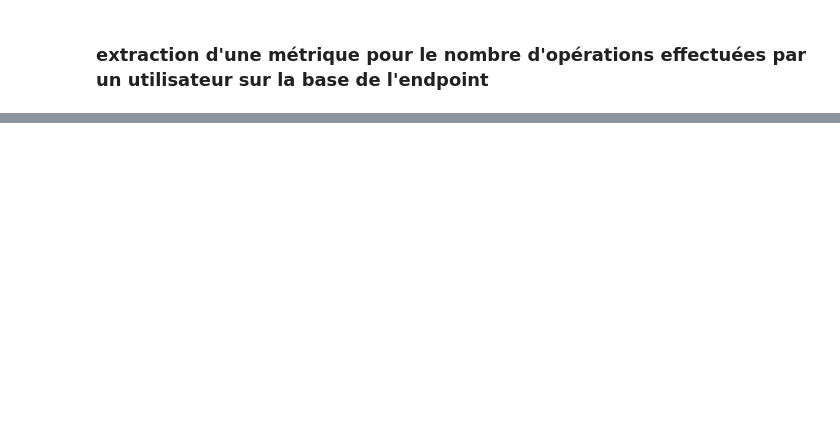
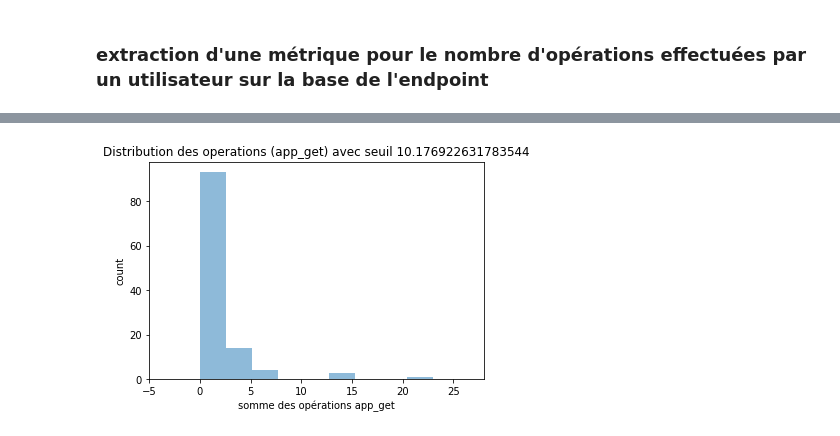
Before and after one commit to pfolaa/dsti-labs, a Jupyter notebook: fraud_detection.ipynb, the cells around one changed output, grey strips where cells are left out. Cells and saved outputs as stored; diff of their text form; code cells hidden in the pictures; blank space fills up the shorter version.

```diff
--- a/fraud_detection.ipynb
+++ b/fraud_detection.ipynb
@@ -1639,0 +1632,2 @@ len(list_personnes_risque)
+# %%
+sum_operation_app_get, min_app_get, max_app_get, mediane_app_get, moyenne_app_get, et_app_get, threshold_app_get = calculate_metric(all_df_list_new, str_key_word='applications/get')
@@ -1658,0 +1768,4 @@ plt.show()
+# %%
+plot_users(sum_operation_app_get, 'app_get', threshold__app_get)
+# %% [output]
+[figure, added]
```
Also changed, not shown: parts of 50 cells of this notebook.
